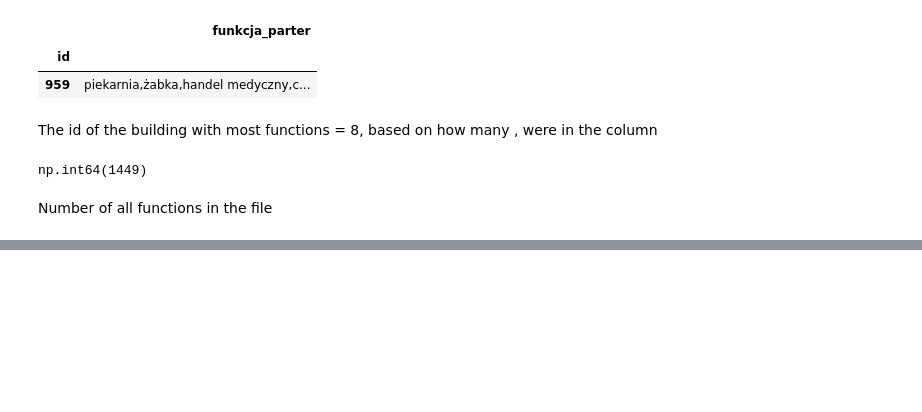
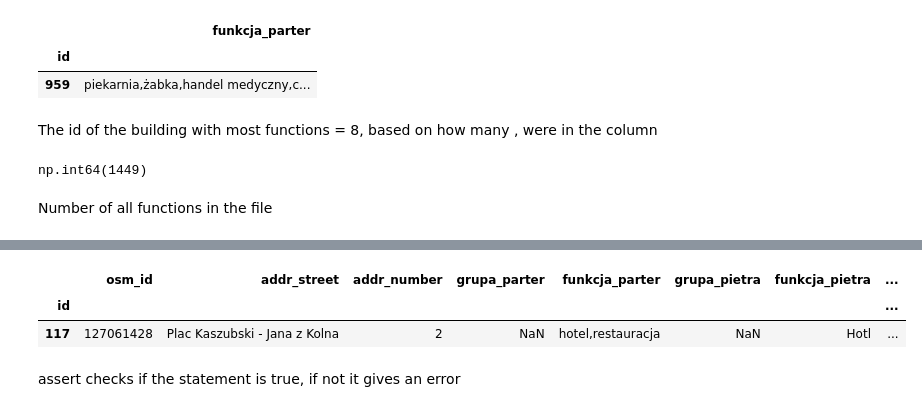
Before and after one commit to MichalRyplewicz/gdynia-srodmiescie, a Jupyter notebook: exercises/2026.10.02_Excercises.ipynb, the cells around one changed output, grey strips where cells are left out. Cells and saved outputs as stored; diff of their text form; code cells hidden in the pictures; blank space fills up the shorter version.

```diff
--- a/exercises/2026.10.02_Excercises.ipynb
+++ b/exercises/2026.10.02_Excercises.ipynb
@@ -124,0 +141,7 @@ Number of all functions in the file
+# %%
+mask = data_clean["addr_street"] == 'Plac Kaszubski - Jana z Kolna'
+data_clean.loc[mask, :]
+# %% [output]
+|  | osm_id | addr_street | addr_number | grupa_parter | funkcja_parter | grupa_pietra | funkcja_pietra | ... |
+| id |  |  |  |  |  |  |  | ... |
+| 117 | 127061428 | Plac Kaszubski - Jana z Kolna | 2 | NaN | hotel,restauracja | NaN | Hotl | ... |
@@ -124,0 +157,2 @@ Number of all functions in the file
+# %% [markdown]
+assert checks if the statement is true, if not it gives an error
```
Also changed, not shown: parts of 17 cells of this notebook, 1 other file.
